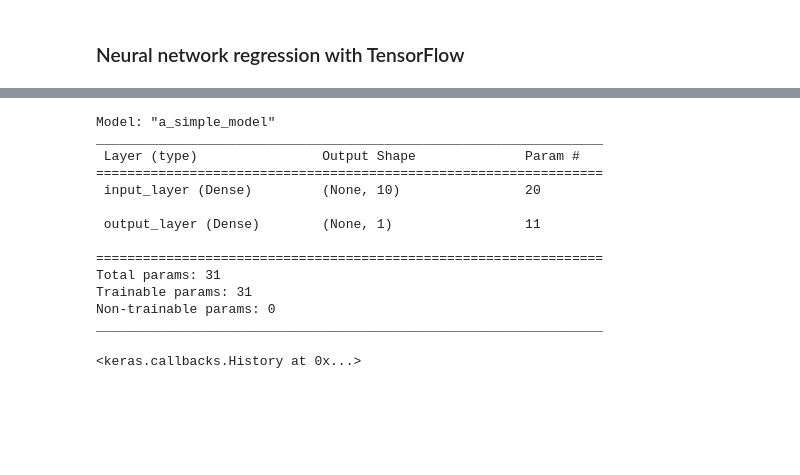
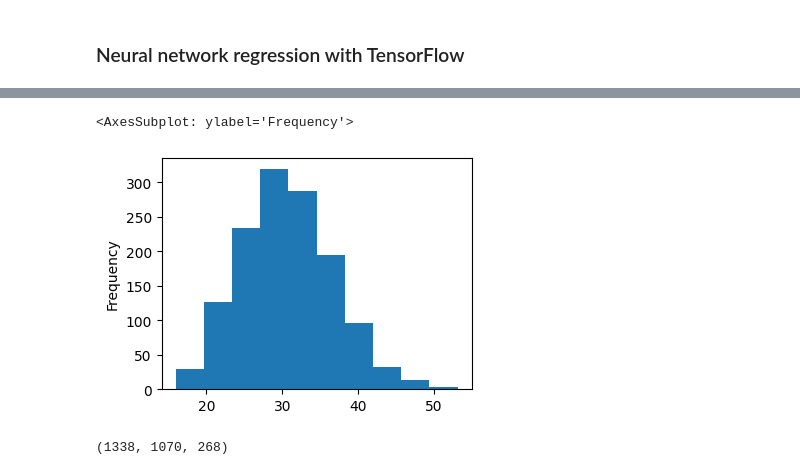
Before and after one commit to ManhDzungNguyen/TensorFlow-Zero-to-Mastery, a Jupyter notebook: test_TensorFlow_ZTM.ipynb, the cells around one changed output, grey strips where cells are left out. Drawn from its saved outputs; the diff is of its cells as text; code cells hidden in the pictures; blank space fills up the shorter version.

```diff
--- a/test_TensorFlow_ZTM.ipynb
+++ b/test_TensorFlow_ZTM.ipynb
@@ -175,0 +155,3 @@ X, y
+# %%
+insurance = pd.read_csv("https://raw.githubusercontent.com/stedy/Machine-Learning-with-R-datasets/master/insurance.csv")
+insurance
@@ -176,29 +187,29 @@ X, y
+# %%
+X["bmi"].plot(kind="hist", figsize=(4,3))
+# %% [output]
+<AxesSubplot: ylabel='Frequency'>
+[figure, added]
+# %%
+# Create a training and test sets
+from sklearn.model_selection import train_test_split
+X_train, X_test, y_train, y_test = train_test_split(X, y, test_size=0.2, random_state=42)
+len(X), len(X_train), len(X_test)
+# %% [output]
+(1338, 1070, 268)
 # %%
+# Build a neural network
 tf.random.set_seed(42)
 
-model = tf.keras.Sequential([
-    tf.keras.layers.Dense(10, input_shape=[1], name="input_layer"),
-    tf.keras.layers.Dense(1, name="output_layer")
-], name="a_simple_model")
+# 1. Create a model
+insurance_model = tf.keras.Sequential([
+    tf.keras.layers.Dense(10),
+    tf.keras.layers.Dense(1)
+])
 
-model.compile(loss=tf.keras.losses.mae,
-              optimizer=tf.keras.optimizers.SGD(),
-              metrics=["mae"])
+# 2. Compile the model
+insurance_model.compile(loss=tf.keras.losses.mae,
+                        optimizer=tf.keras.optimizers.SGD(),
+                        metrics=["mae"])
 
-model.summary()
-model.fit(X[..., tf.newaxis], y, epochs=100, verbose=0)
+# 3. Fit the model
+history_1 = insurance_model.fit(X_train, y_train, epochs=100, verbose=0)
-# %% [output]
-Model: "a_simple_model"
-_________________________________________________________________
- Layer (type)                Output Shape              Param #
-=================================================================
- input_layer (Dense)         (None, 10)                20
-
- output_layer (Dense)        (None, 1)                 11
-
-=================================================================
-Total params: 31
-Trainable params: 31
-Non-trainable params: 0
-_________________________________________________________________
-<keras.callbacks.History at 0x...>
```
Also changed, not shown: parts of 33 cells of this notebook, 1 other file.
